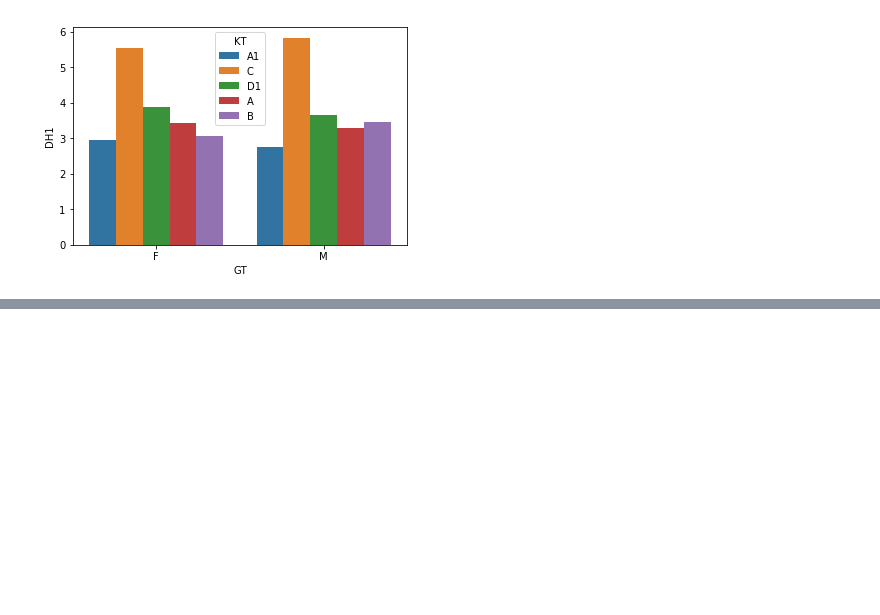
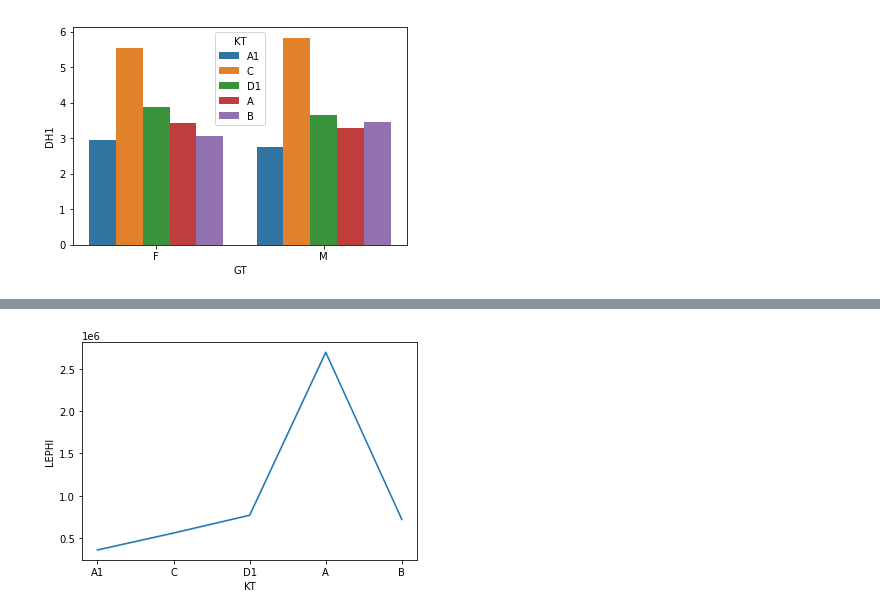
Before and after one commit to minhtri1610/py17052022, a Jupyter notebook: day12/d02.ipynb, the cells around one changed output, grey strips where cells are left out. Cells and saved outputs as stored; diff of their text form; code cells hidden in the pictures; blank space fills up the shorter version.

```diff
--- a/day12/d02.ipynb
+++ b/day12/d02.ipynb
@@ -108,0 +177,10 @@ sns.barplot(x='GT', y='DH1', hue='KT', data=df, ci=None)
+# %%
+# Biểu đồ line
+# Mục đích: Thường dùng cho trực quan dữ liệu theo thời gian
+
+# Trực quan dữ liệu chi phí dự thi dựa theo khối thi bằng biểu đồ line
+
+sns.lineplot(x='KT', y='LEPHI', data=df, estimator=sum)
+plt.show()
+# %% [output]
+[figure, added]
```
Also changed, not shown: parts of 12 cells of this notebook, 1 other file.
